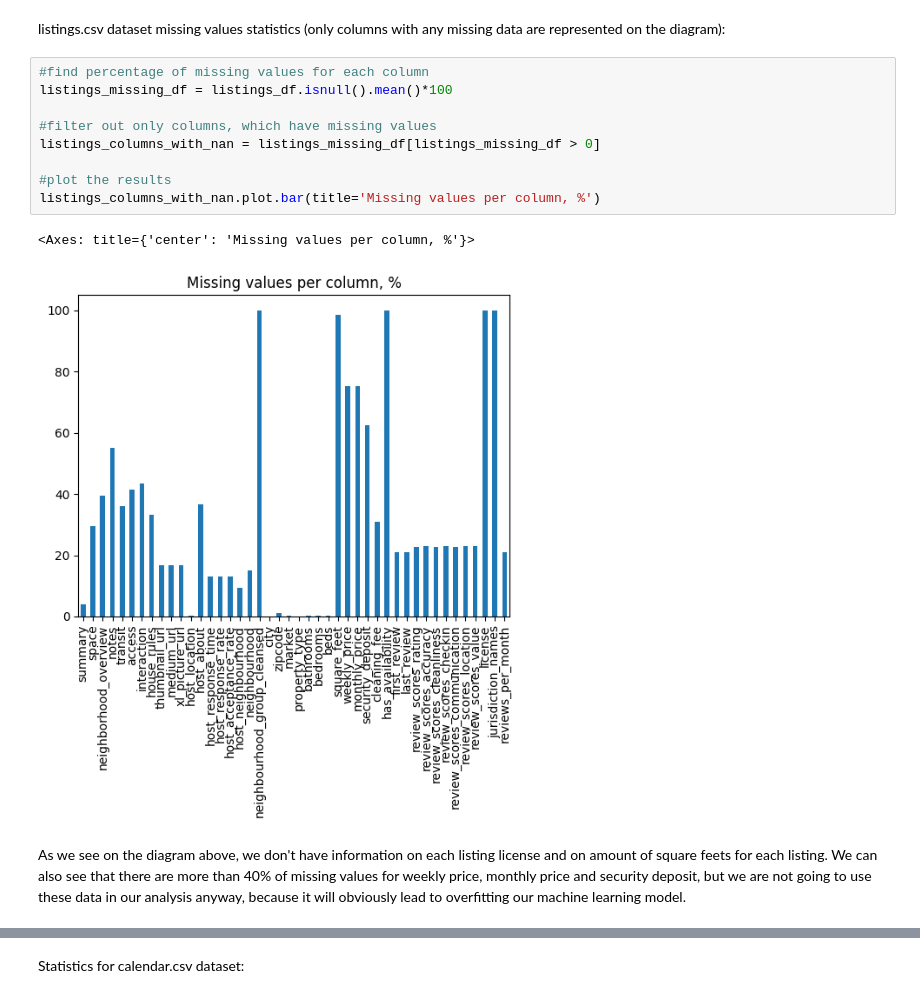
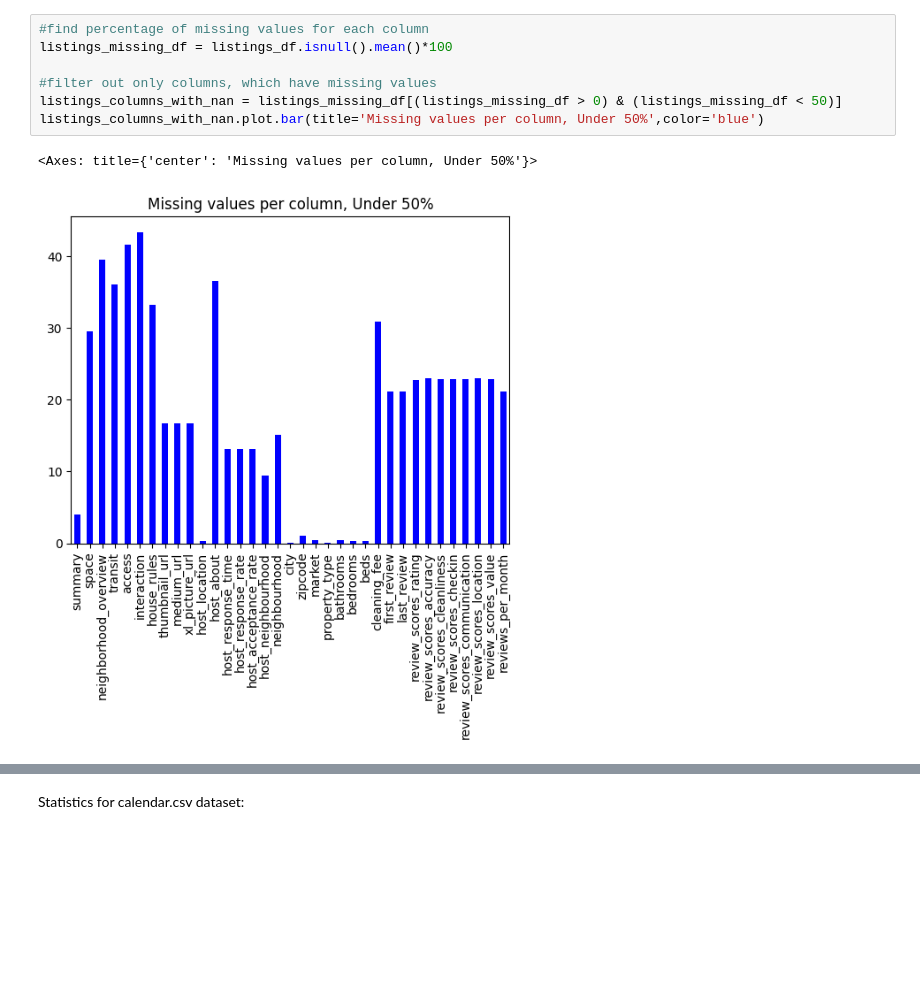
Before and after one commit to thien8226/Udacity-Project-I, a Jupyter notebook: Price Analysis.ipynb, the cells around one changed output, grey strips where cells are left out. Cells and saved outputs as stored; diff of their text form; blank space fills up the shorter version.

```diff
--- a/Price Analysis.ipynb
+++ b/Price Analysis.ipynb
@@ -79,18 +27,12 @@ print('listings.csv dataset contains information on %d listings provided by %d h
 # %% [output]
 listings.csv dataset contains information on 3585 listings provided by 2181 hosts.
-# %% [markdown]
-listings.csv dataset missing values statistics (only columns with any missing data are represented on the diagram):
 # %%
 #find percentage of missing values for each column
 listings_missing_df = listings_df.isnull().mean()*100
 
 #filter out only columns, which have missing values
-listings_columns_with_nan = listings_missing_df[listings_missing_df > 0]
-
-#plot the results
-listings_columns_with_nan.plot.bar(title='Missing values per column, %')
+listings_columns_with_nan = listings_missing_df[(listings_missing_df > 0) & (listings_missing_df < 50)]
+listings_columns_with_nan.plot.bar(title='Missing values per column, Under 50%',color='blue')
 # %% [output]
-<Axes: title={'center': 'Missing values per column, %'}>
+<Axes: title={'center': 'Missing values per column, Under 50%'}>
-[figure, old version]
+[figure, new version]
-# %% [markdown]
-As we see on the diagram above, we don't have information on each listing license and on amount of square feets for each listing. We can also see that there are more than 40% of missing values for weekly price, monthly price and security deposit, but we are not going to use these data in our analysis anyway, because it will obviously lead to overfitting our machine learning model.
```
Also changed, not shown: parts of 56 cells of this notebook, 2 other files.
